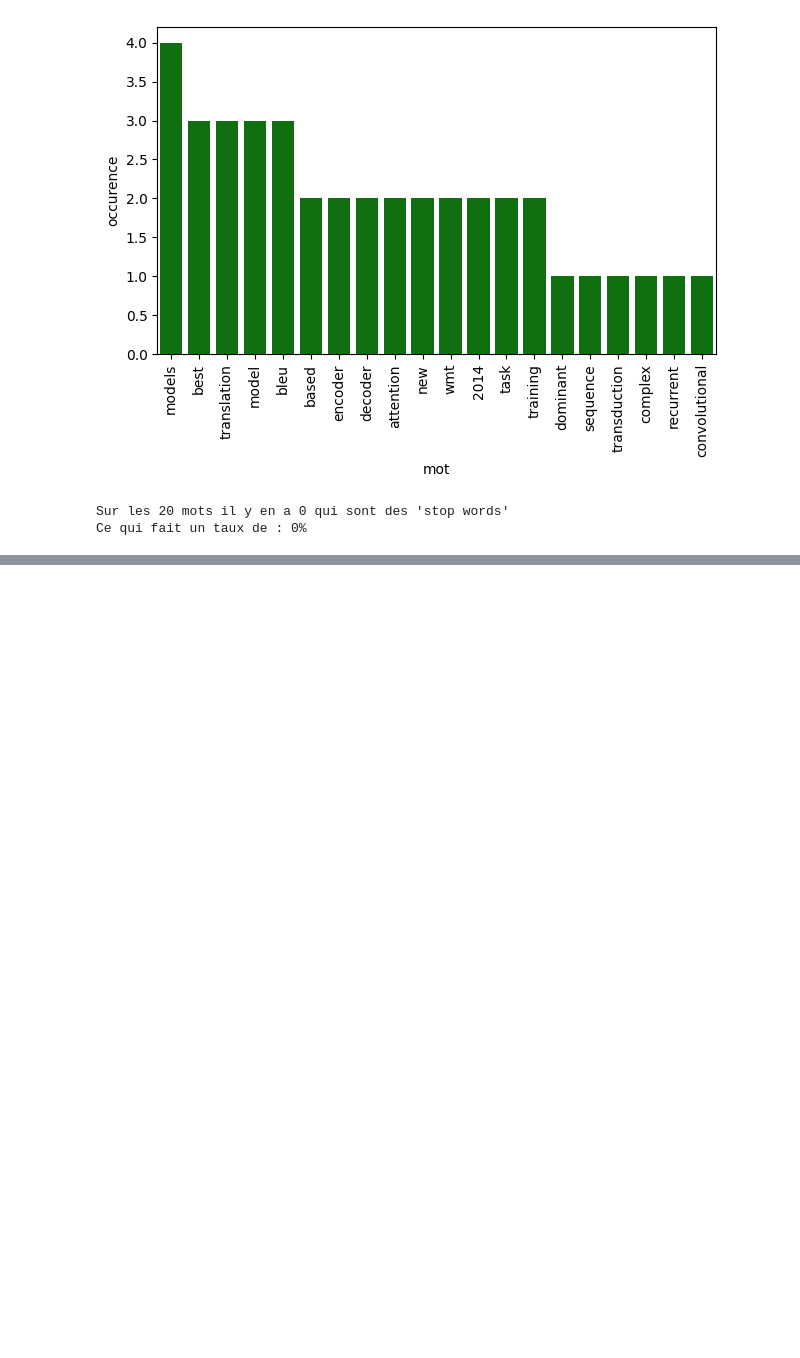
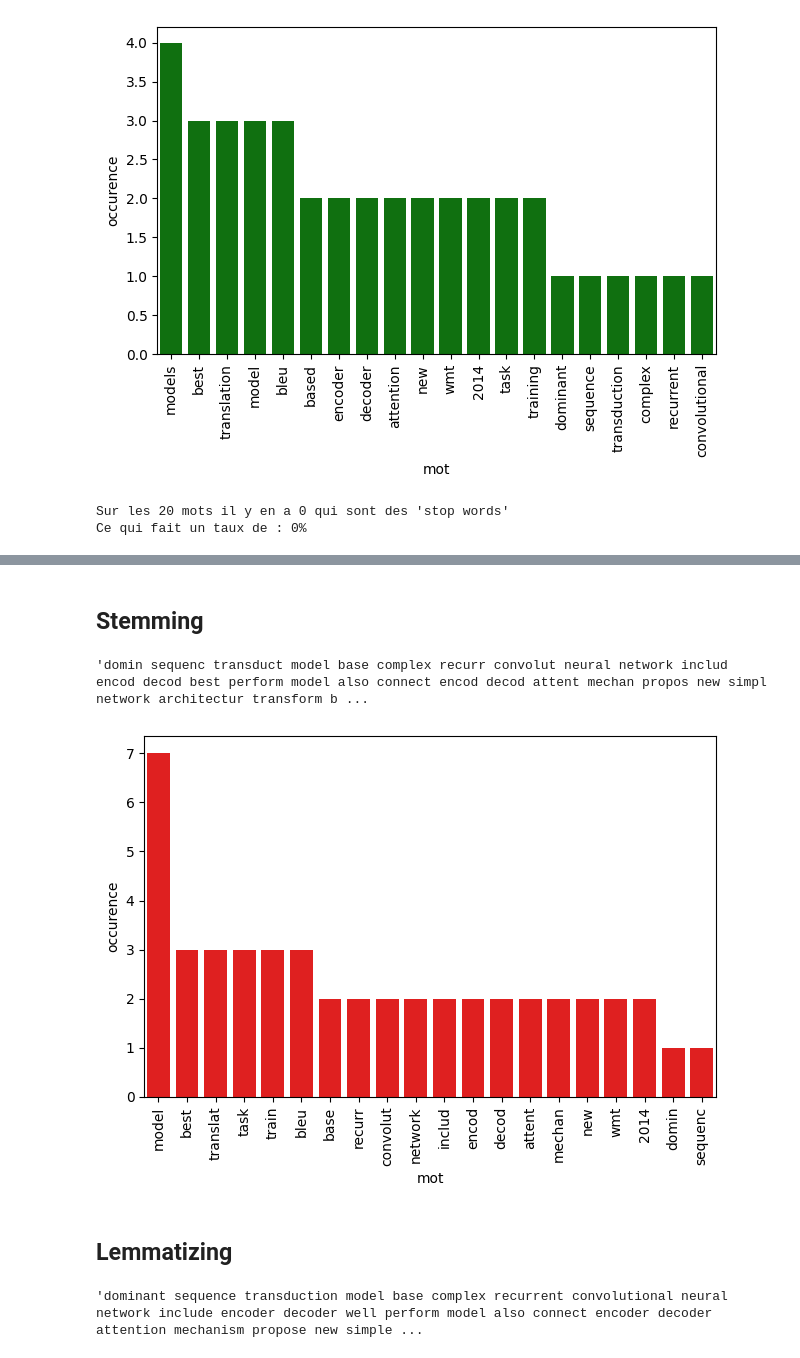
Before and after one commit to One-Up-Dev/Wild-Code-School, a Jupyter notebook: machine-learning/QUETE_NLP1_text_mining.ipynb, the cells around one changed output, grey strips where cells are left out. Drawn from its saved outputs; the diff is of its cells as text; code cells hidden in the pictures; blank space fills up the shorter version.

```diff
--- a/machine-learning/QUETE_NLP1_text_mining.ipynb
+++ b/machine-learning/QUETE_NLP1_text_mining.ipynb
@@ -148,0 +167,35 @@ Ce qui fait un taux de : 0%
+# %%
+# ================================================
+# 🛜 Tokenisation du texte netoyyé
+# ================================================
+tokenizer = nltk.TreebankWordTokenizer()
+tokens = tokenizer.tokenize(SW_clean_text)
+# %% [markdown]
+## Stemming
+# %%
+# ================================================
+# 🪓 Méthode Stemming -
+# ================================================
+stem_en = nltk.stem.SnowballStemmer("english")
+stemmer_text = " ".join(stem_en.stem(token) for token in tokens)
+# %%
+stemmer_text
+# %% [output]
+'domin sequenc transduct model base complex recurr convolut neural network includ encod decod best perform model also connect encod decod attent mechan propos new simpl network architectur transform b ...
+# %%
+# ================================================
+# 🔢 Décompte de la fréquence d'apparition des 20 premier mots sans Stop Words
+# ================================================
+freq_clean = nltk.FreqDist(stemmer_text.split(" "))
+df_stem = pd.DataFrame(freq_clean.most_common(20), columns=["mot", "occurence"])
+# %%
+# ================================================
+# 📊 Réalisation d'un graphique des 20 premier mots les plus fréquents sans Stop Words
+# ================================================
+sns.barplot(data=df_stem, x='mot', y='occurence',color='red')
+plt.xticks(rotation=90)
+plt.tight_layout()
+# %% [output]
+[figure, added]
+# %% [markdown]
+## Lemmatizing
@@ -148,0 +210,4 @@ Ce qui fait un taux de : 0%
+# %%
+lemma_text
+# %% [output]
+'dominant sequence transduction model base complex recurrent convolutional neural network include encoder decoder well perform model also connect encoder decoder attention mechanism propose new simple ...
```
Also changed, not shown: parts of 9 cells of this notebook.
